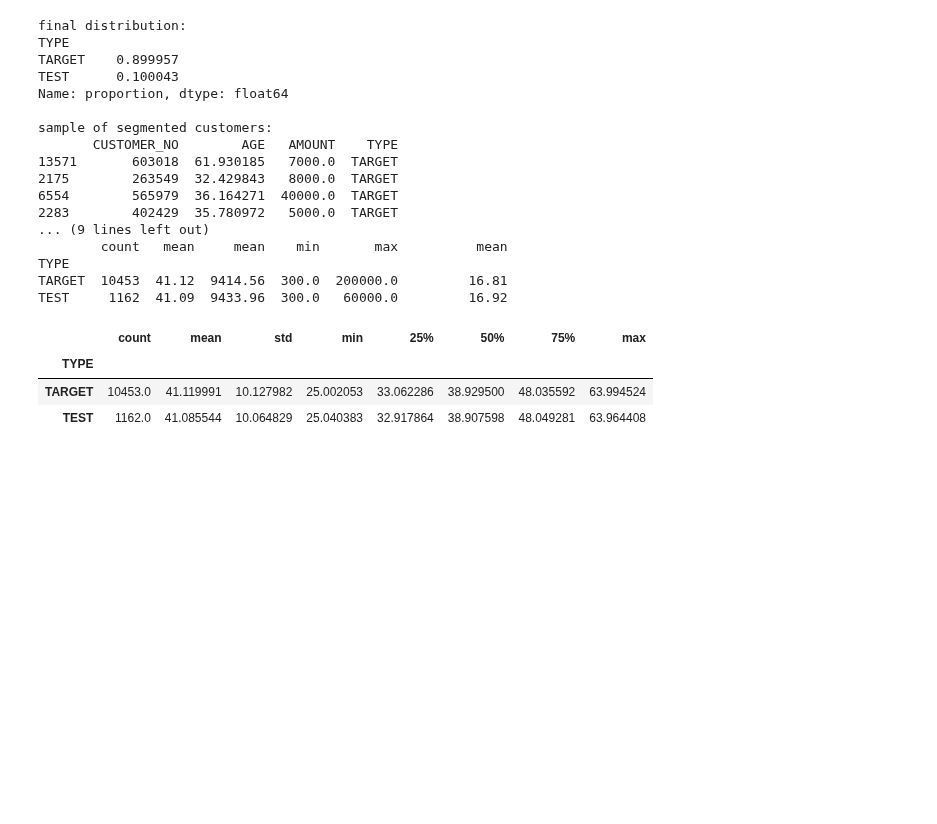
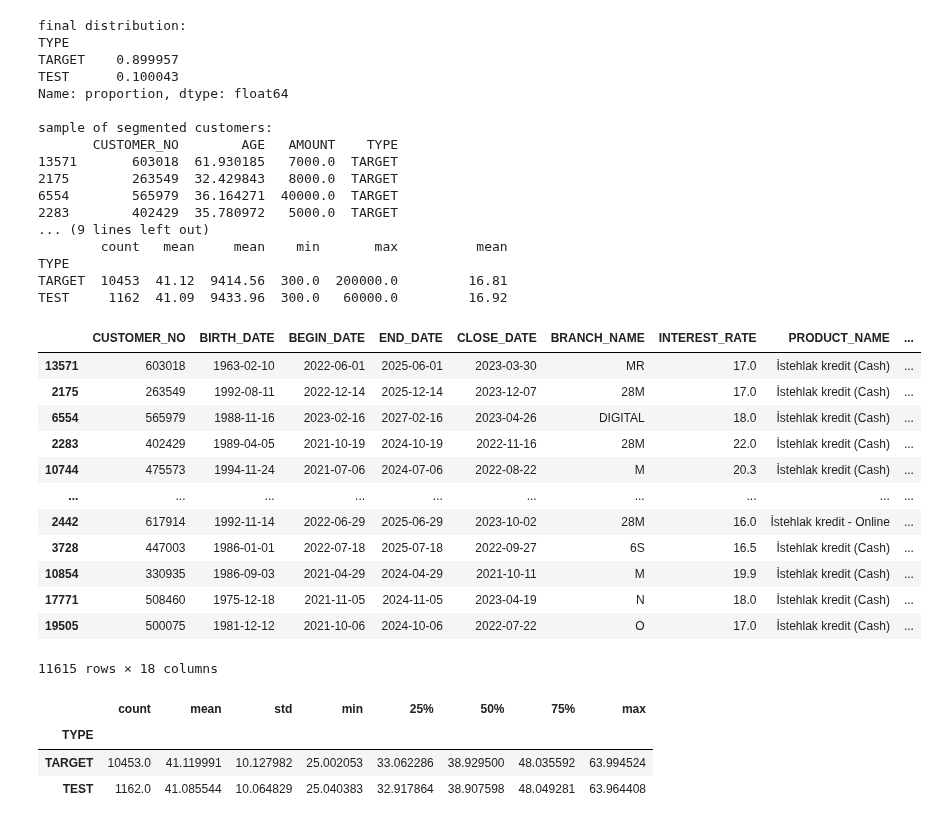
Before and after one commit to Ismat-Samadov/yelo_DataAnalyst, a Jupyter notebook: Data Analyst Technical Assignment.ipynb, the cells around one changed output. Drawn from its saved outputs; the diff is of its cells as text; code cells hidden in the pictures; blank space fills up the shorter version.

```diff
--- a/Data Analyst Technical Assignment.ipynb
+++ b/Data Analyst Technical Assignment.ipynb
@@ -572,6 +572,22 @@ sample of segmented customers:
 TYPE
 TARGET  10453  41.12  9414.56  300.0  200000.0         16.81
 TEST     1162  41.09  9433.96  300.0   60000.0         16.92
+# %%
+final_df
+# %% [output]
+|  | CUSTOMER_NO | BIRTH_DATE | BEGIN_DATE | END_DATE | CLOSE_DATE | BRANCH_NAME | INTEREST_RATE | PRODUCT_NAME | ... |
+| 13571 | 603018 | 1963-02-10 | 2022-06-01 | 2025-06-01 | 2023-03-30 | MR | 17.0 | İstehlak kredit (Cash) | ... |
+| 2175 | 263549 | 1992-08-11 | 2022-12-14 | 2025-12-14 | 2023-12-07 | 28M | 17.0 | İstehlak kredit (Cash) | ... |
+| 6554 | 565979 | 1988-11-16 | 2023-02-16 | 2027-02-16 | 2023-04-26 | DIGITAL | 18.0 | İstehlak kredit (Cash) | ... |
+| 2283 | 402429 | 1989-04-05 | 2021-10-19 | 2024-10-19 | 2022-11-16 | 28M | 22.0 | İstehlak kredit (Cash) | ... |
+| 10744 | 475573 | 1994-11-24 | 2021-07-06 | 2024-07-06 | 2022-08-22 | M | 20.3 | İstehlak kredit (Cash) | ... |
+| ... | ... | ... | ... | ... | ... | ... | ... | ... | ... |
+| 2442 | 617914 | 1992-11-14 | 2022-06-29 | 2025-06-29 | 2023-10-02 | 28M | 16.0 | İstehlak kredit - Online | ... |
+| 3728 | 447003 | 1986-01-01 | 2022-07-18 | 2025-07-18 | 2022-09-27 | 6S | 16.5 | İstehlak kredit (Cash) | ... |
+| 10854 | 330935 | 1986-09-03 | 2021-04-29 | 2024-04-29 | 2021-10-11 | M | 19.9 | İstehlak kredit (Cash) | ... |
+| 17771 | 508460 | 1975-12-18 | 2021-11-05 | 2024-11-05 | 2023-04-19 | N | 18.0 | İstehlak kredit (Cash) | ... |
+| 19505 | 500075 | 1981-12-12 | 2021-10-06 | 2024-10-06 | 2022-07-22 | O | 17.0 | İstehlak kredit (Cash) | ... |
+11615 rows × 18 columns
 # %%
 final_df.groupby('TYPE')['AGE'].describe()
 # %% [output]
```
